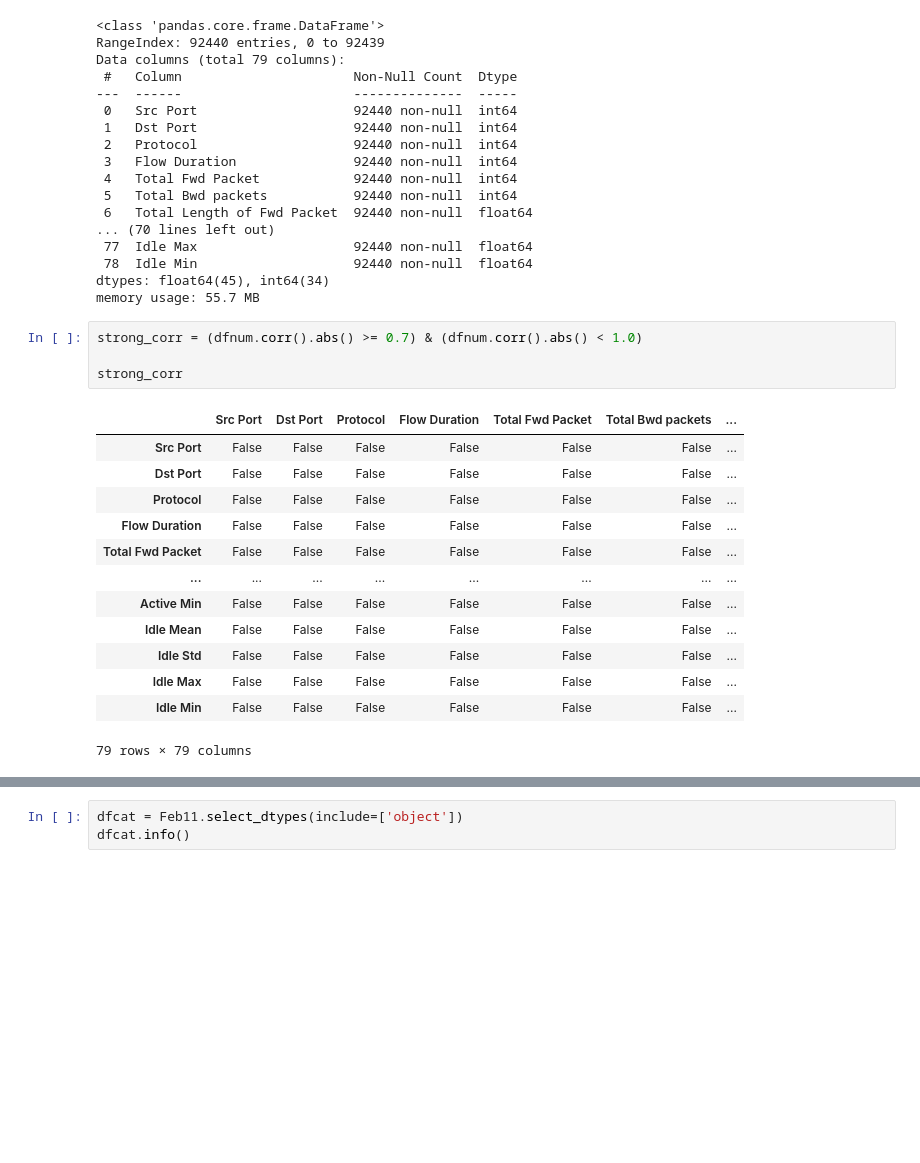
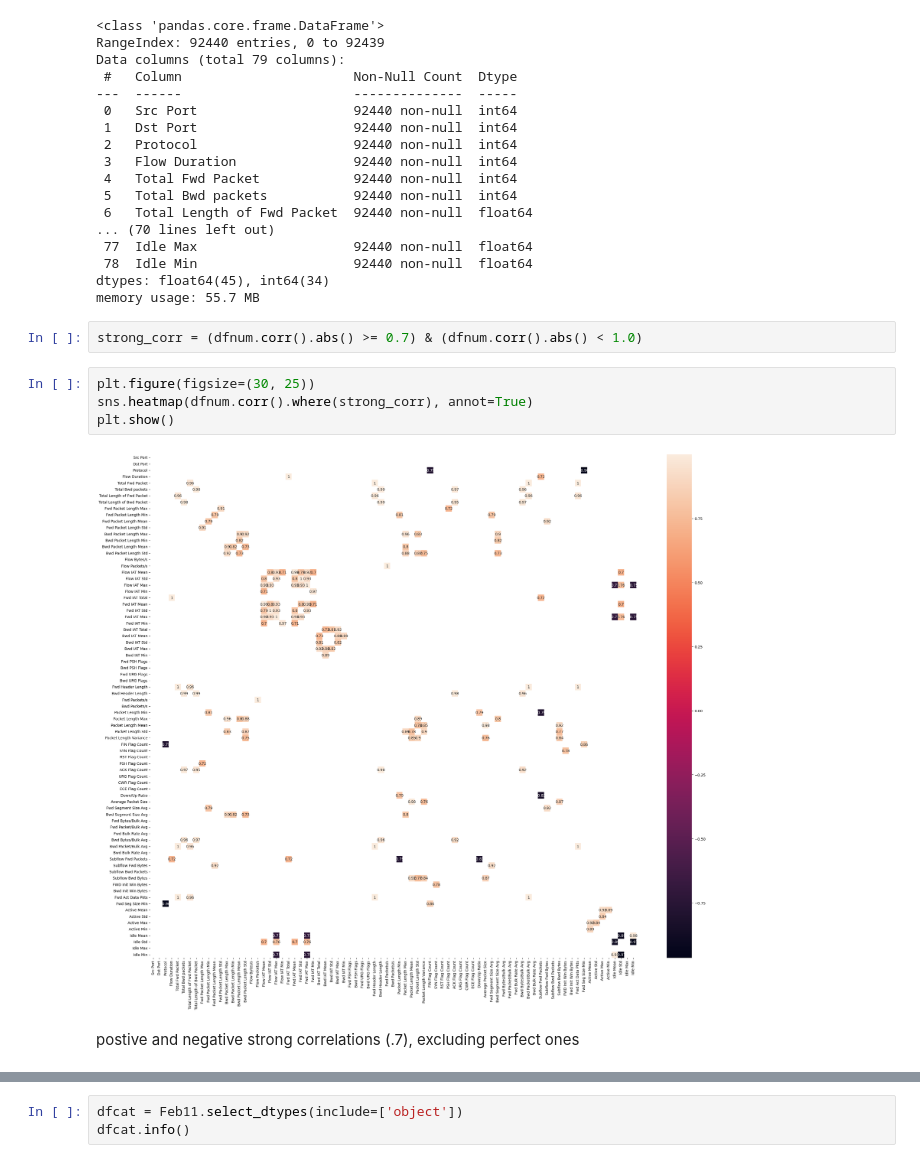
Before and after one commit to Totally-Kyle/The-CyberChase, a Jupyter notebook: eda.ipynb, the cells around one changed output, grey strips where cells are left out. Drawn from its saved outputs; the diff is of its cells as text; blank space fills up the shorter version.

```diff
--- a/eda.ipynb
+++ b/eda.ipynb
@@ -35,22 +35,14 @@ dtypes: float64(45), int64(34)
 memory usage: 55.7 MB
 # %%
 strong_corr = (dfnum.corr().abs() >= 0.7) & (dfnum.corr().abs() < 1.0)
-
-strong_corr
-# %% [output]
-|  | Src Port | Dst Port | Protocol | Flow Duration | Total Fwd Packet | Total Bwd packets | ... |
-| Src Port | False | False | False | False | False | False | ... |
-| Dst Port | False | False | False | False | False | False | ... |
-| Protocol | False | False | False | False | False | False | ... |
-| Flow Duration | False | False | False | False | False | False | ... |
-| Total Fwd Packet | False | False | False | False | False | False | ... |
-| ... | ... | ... | ... | ... | ... | ... | ... |
-| Active Min | False | False | False | False | False | False | ... |
-| Idle Mean | False | False | False | False | False | False | ... |
-| Idle Std | False | False | False | False | False | False | ... |
-| Idle Max | False | False | False | False | False | False | ... |
-| Idle Min | False | False | False | False | False | False | ... |
-79 rows × 79 columns
+# %%
+plt.figure(figsize=(30, 25))
+sns.heatmap(dfnum.corr().where(strong_corr), annot=True)
+plt.show()
+# %% [output]
+[figure, added]
+# %% [markdown]
+postive and negative strong correlations (.7), excluding perfect ones
 # %%
 # where keeps strong values, stack to get pairs
 strong_pairs = dfnum.corr().where(strong_corr).stack().reset_index()
```
Also changed, not shown: parts of 26 cells of this notebook, 5 other files.
